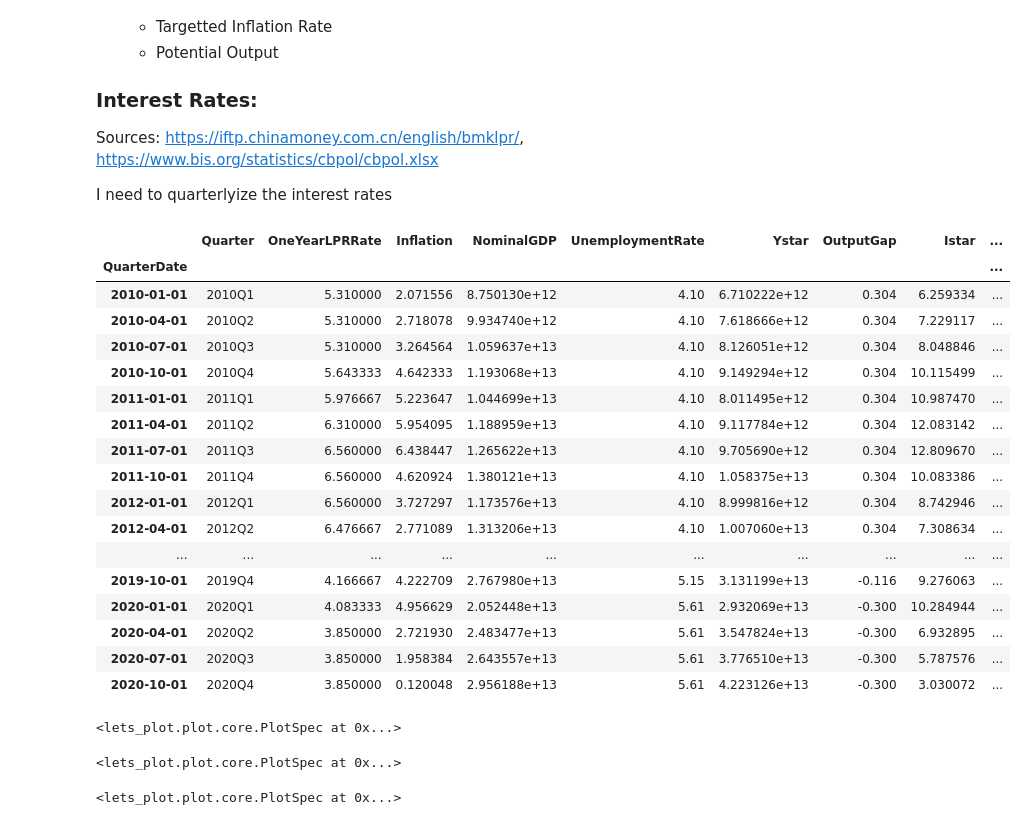
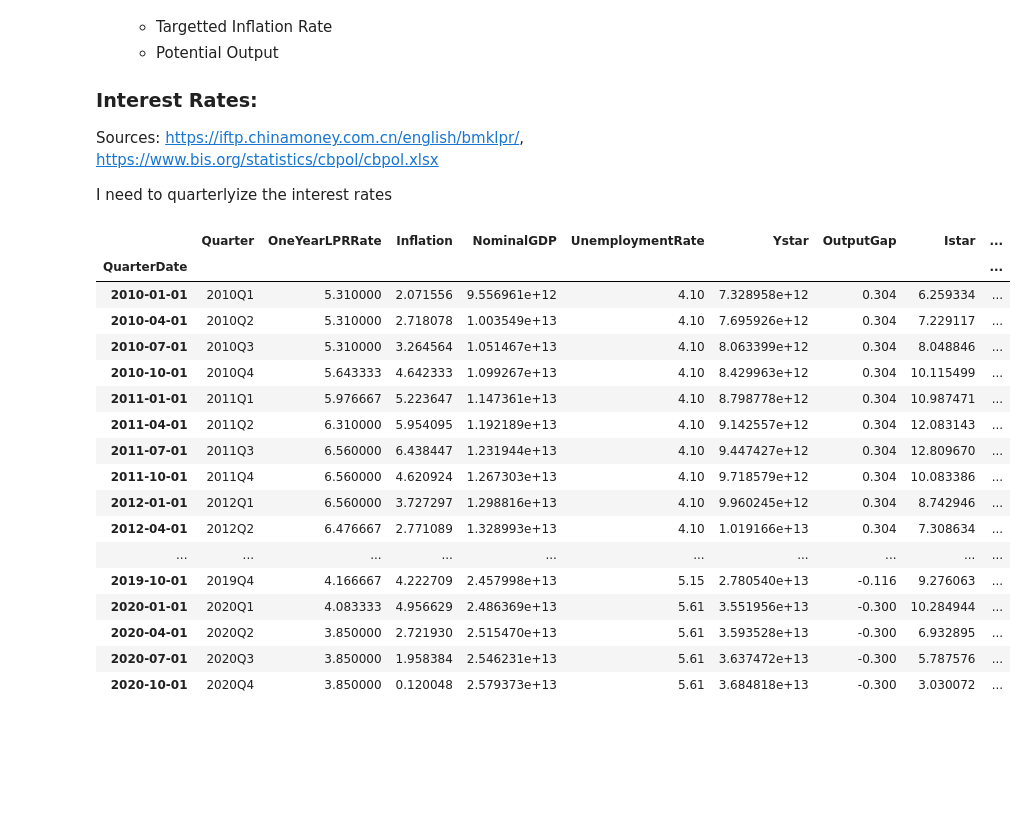
Before and after one commit to Elleniette1/cbs-data-analysis, a Jupyter notebook: chinamonetarypolicy/FiscalMonetaryCoordinator.ipynb, the cells around one changed output. Drawn from its saved outputs; the diff is of its cells as text; code cells hidden in the pictures; blank space fills up the shorter version.

```diff
--- a/chinamonetarypolicy/FiscalMonetaryCoordinator.ipynb
+++ b/chinamonetarypolicy/FiscalMonetaryCoordinator.ipynb
@@ -94,6 +96,7 @@ df1 = df1.set_index(df1['observation_date'])
 df1 = df1.drop(columns=['observation_date'])
 df1 = df1['2010-01-01':'2020-12-31']
 df['NominalGDP'] = df1['CHNGDPNQDSMEI']
+df['NominalGDP']=tsa.STL(df['NominalGDP']).fit().trend
 
 # Unemployment Stat
 df1 = pd.read_excel('../data/unemployment-rates/imf-dm-export-modified-20250226.xls')
@@ -110,74 +113,56 @@ df['UnemploymentRate'] = df['UnemploymentRate'].fillna(method='ffill')
 
 # Ystar
 df['Ystar'] = df['NominalGDP']/(1-0.4*(df['UnemploymentRate']-ustar))
+#gdp_trend, gdp_cycle = sm.tsa.filters.hpfilter(df["NominalGDP"], lamb=1600)
+#output_gap = (df["NominalGDP"] - gdp_trend) / gdp_trend * 100
+#df['Ystar'] = df['NominalGDP'] + output_gap
+#df["OutputGap"] = output_gap
 
 # istar
 df['OutputGap'] = (df['NominalGDP']-df['Ystar'])/df['Ystar']
 df['Istar'] = 2 + 1.5*df['Inflation'] + 0.5*df['OutputGap']+1
 
 # Taylor Rule Deviations
 df['TaylorDeviation'] = df['OneYearLPRRate']-df['Istar']
 
 
 # Debt and Primary Expenditure for Fiscal Policy Response Indicator
 df1 = pd.read_excel('../data/government-spending/imf-dm-export-20250226 (1).xls')
 df1 = df1.transpose()
 df1 = df1.reset_index()
 df1.columns = df1.loc[0]
 df1 = df1.rename(columns = {'Government primary expenditure, percent of GDP (% of GDP)':'PrimExp',
                             'General government gross debt (Percent of GDP)':'Debt'})
 df1 = df1.drop([0])
 df1['Year'] = pd.to_datetime(df1['Year'], format = '%Y')
 df1 = df1.set_index('Year')
 
-df['Debt'] = df1['Debt']
+df['Debt'] = -df1['Debt']
+df['DebtMinusHalf'] = df['Debt'].shift(2)
 df['PrimExp'] = df1['PrimExp']
 df['Debt'] = df['Debt'].fillna(method='ffill')
 df['PrimExp'] = df['PrimExp'].fillna(method='ffill')
-#df.loc['2010-01-01':'2010-04-01','Debt'] = df.loc['2010-07-01','Debt']
+df['DebtMinusHalf'] = df['DebtMinusHalf'].fillna(method='ffill')
+df.loc['2010-01-01':'2010-04-01','DebtMinusHalf'] = df.loc['2010-07-01','DebtMinusHalf']
 
 df.to_csv('../data/chinese_coordinator.csv')
 df
 # %% [output]
 |  | Quarter | OneYearLPRRate | Inflation | NominalGDP | UnemploymentRate | Ystar | OutputGap | Istar | ... |
 | QuarterDate |  |  |  |  |  |  |  |  | ... |
-| 2010-01-01 | 2010Q1 | 5.310000 | 2.071556 | 8.750130e+12 | 4.10 | 6.710222e+12 | 0.304 | 6.259334 | ... |
-| 2010-04-01 | 2010Q2 | 5.310000 | 2.718078 | 9.934740e+12 | 4.10 | 7.618666e+12 | 0.304 | 7.229117 | ... |
-| 2010-07-01 | 2010Q3 | 5.310000 | 3.264564 | 1.059637e+13 | 4.10 | 8.126051e+12 | 0.304 | 8.048846 | ... |
-| 2010-10-01 | 2010Q4 | 5.643333 | 4.642333 | 1.193068e+13 | 4.10 | 9.149294e+12 | 0.304 | 10.115499 | ... |
-| 2011-01-01 | 2011Q1 | 5.976667 | 5.223647 | 1.044699e+13 | 4.10 | 8.011495e+12 | 0.304 | 10.987470 | ... |
-| 2011-04-01 | 2011Q2 | 6.310000 | 5.954095 | 1.188959e+13 | 4.10 | 9.117784e+12 | 0.304 | 12.083142 | ... |
-| 2011-07-01 | 2011Q3 | 6.560000 | 6.438447 | 1.265622e+13 | 4.10 | 9.705690e+12 | 0.304 | 12.809670 | ... |
-| 2011-10-01 | 2011Q4 | 6.560000 | 4.620924 | 1.380121e+13 | 4.10 | 1.058375e+13 | 0.304 | 10.083386 | ... |
-| 2012-01-01 | 2012Q1 | 6.560000 | 3.727297 | 1.173576e+13 | 4.10 | 8.999816e+12 | 0.304 | 8.742946 | ... |
-| 2012-04-01 | 2012Q2 | 6.476667 | 2.771089 | 1.313206e+13 | 4.10 | 1.007060e+13 | 0.304 | 7.308634 | ... |
+| 2010-01-01 | 2010Q1 | 5.310000 | 2.071556 | 9.556961e+12 | 4.10 | 7.328958e+12 | 0.304 | 6.259334 | ... |
+| 2010-04-01 | 2010Q2 | 5.310000 | 2.718078 | 1.003549e+13 | 4.10 | 7.695926e+12 | 0.304 | 7.229117 | ... |
+| 2010-07-01 | 2010Q3 | 5.310000 | 3.264564 | 1.051467e+13 | 4.10 | 8.063399e+12 | 0.304 | 8.048846 | ... |
+| 2010-10-01 | 2010Q4 | 5.643333 | 4.642333 | 1.099267e+13 | 4.10 | 8.429963e+12 | 0.304 | 10.115499 | ... |
+| 2011-01-01 | 2011Q1 | 5.976667 | 5.223647 | 1.147361e+13 | 4.10 | 8.798778e+12 | 0.304 | 10.987471 | ... |
+| 2011-04-01 | 2011Q2 | 6.310000 | 5.954095 | 1.192189e+13 | 4.10 | 9.142557e+12 | 0.304 | 12.083143 | ... |
+| 2011-07-01 | 2011Q3 | 6.560000 | 6.438447 | 1.231944e+13 | 4.10 | 9.447427e+12 | 0.304 | 12.809670 | ... |
+| 2011-10-01 | 2011Q4 | 6.560000 | 4.620924 | 1.267303e+13 | 4.10 | 9.718579e+12 | 0.304 | 10.083386 | ... |
+| 2012-01-01 | 2012Q1 | 6.560000 | 3.727297 | 1.298816e+13 | 4.10 | 9.960245e+12 | 0.304 | 8.742946 | ... |
+| 2012-04-01 | 2012Q2 | 6.476667 | 2.771089 | 1.328993e+13 | 4.10 | 1.019166e+13 | 0.304 | 7.308634 | ... |
 | ... | ... | ... | ... | ... | ... | ... | ... | ... | ... |
-| 2019-10-01 | 2019Q4 | 4.166667 | 4.222709 | 2.767980e+13 | 5.15 | 3.131199e+13 | -0.116 | 9.276063 | ... |
-| 2020-01-01 | 2020Q1 | 4.083333 | 4.956629 | 2.052448e+13 | 5.61 | 2.932069e+13 | -0.300 | 10.284944 | ... |
-| 2020-04-01 | 2020Q2 | 3.850000 | 2.721930 | 2.483477e+13 | 5.61 | 3.547824e+13 | -0.300 | 6.932895 | ... |
-| 2020-07-01 | 2020Q3 | 3.850000 | 1.958384 | 2.643557e+13 | 5.61 | 3.776510e+13 | -0.300 | 5.787576 | ... |
-| 2020-10-01 | 2020Q4 | 3.850000 | 0.120048 | 2.956188e+13 | 5.61 | 4.223126e+13 | -0.300 | 3.030072 | ... |
+| 2019-10-01 | 2019Q4 | 4.166667 | 4.222709 | 2.457998e+13 | 5.15 | 2.780540e+13 | -0.116 | 9.276063 | ... |
+| 2020-01-01 | 2020Q1 | 4.083333 | 4.956629 | 2.486369e+13 | 5.61 | 3.551956e+13 | -0.300 | 10.284944 | ... |
+| 2020-04-01 | 2020Q2 | 3.850000 | 2.721930 | 2.515470e+13 | 5.61 | 3.593528e+13 | -0.300 | 6.932895 | ... |
+| 2020-07-01 | 2020Q3 | 3.850000 | 1.958384 | 2.546231e+13 | 5.61 | 3.637472e+13 | -0.300 | 5.787576 | ... |
+| 2020-10-01 | 2020Q4 | 3.850000 | 0.120048 | 2.579373e+13 | 5.61 | 3.684818e+13 | -0.300 | 3.030072 | ... |
-# %%
-(
-    ggplot(data = df.reset_index(), mapping = aes(x = 'QuarterDate'))
-    + geom_line(aes(y = 'TaylorDeviation'), manual_key = 'Taylor Deviation', color = 'red')
-    + geom_line(aes(y = 'OneYearLPRRate'), manual_key = '1 Year LPR')
-    + geom_line(aes(y = 'Istar'), manual_key = 'Taylor Rate', color = 'blue')
-)
-# %% [output]
-<lets_plot.plot.core.PlotSpec at 0x...>
-# %%
-(
-    ggplot(data = df.reset_index(), mapping = aes(x = 'QuarterDate'))
-    + geom_line(aes(y = 'OutputGap'), manual_key = 'Output Gap', color = 'red')
-    + geom_line(aes(y = 'PrimExp'), manual_key = 'Primary Expenditure')
-)
-# %% [output]
-<lets_plot.plot.core.PlotSpec at 0x...>
-# %%
-(
-    ggplot(data = df.reset_index(), mapping = aes(x = 'QuarterDate', y = 'Debt'))
-    + geom_line()
-)
-# %% [output]
-<lets_plot.plot.core.PlotSpec at 0x...>
```
Also changed, not shown: parts of 9 cells of this notebook, 5 other files.
